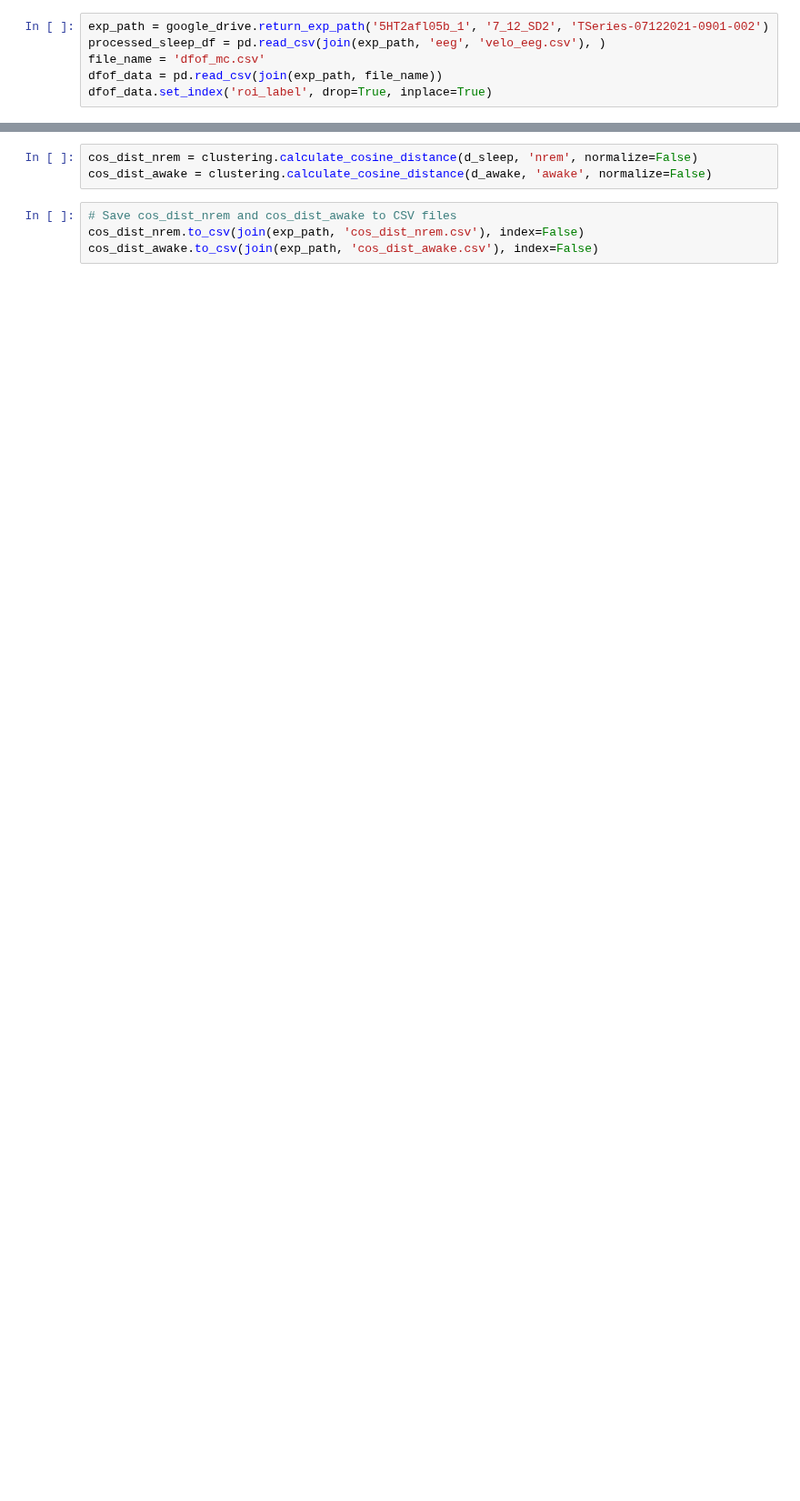
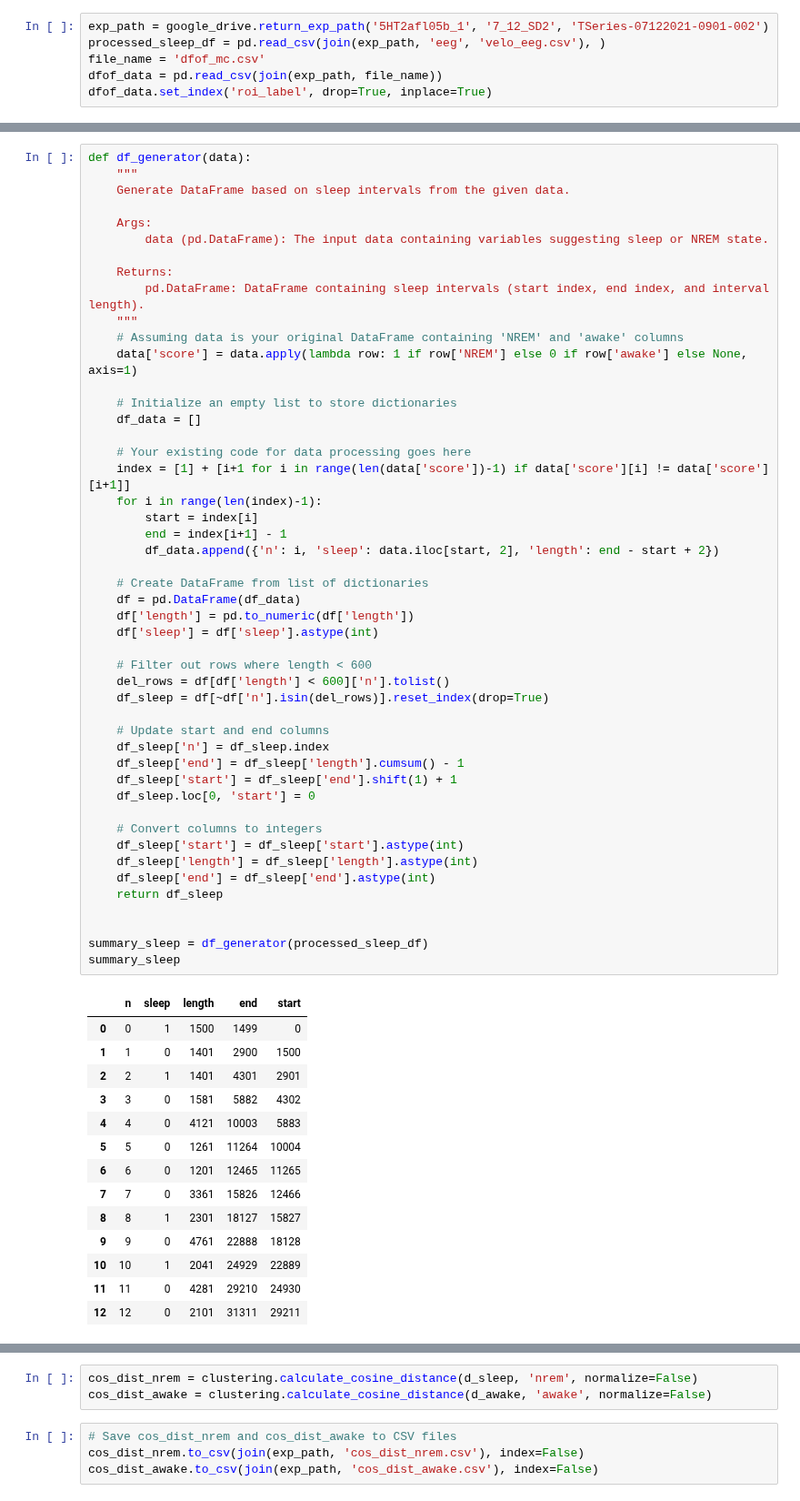
Before and after one commit to JessicaYoujiaLi/sleep, a Jupyter notebook: notebooks/clustering/clustering_plot.ipynb, the cells around one changed output, grey strips where cells are left out. Shown at 91% size. Saved outputs shown, nothing was run; the diff lists cells and outputs as text; blank space fills up the shorter version.

```diff
--- a/notebooks/clustering/clustering_plot.ipynb
+++ b/notebooks/clustering/clustering_plot.ipynb
@@ -49,5 +49,68 @@ processed_sleep_df = pd.read_csv(join(exp_path, 'eeg', 'velo_eeg.csv'), )
 file_name = 'dfof.csv'
 dfof_data = pd.read_csv(join(exp_path, file_name))
 dfof_data.set_index('roi_label', drop=True, inplace=True)
+# %%
+def df_generator(data):
+    """
+    Generate DataFrame based on sleep intervals from the given data.
+
+    Args:
+        data (pd.DataFrame): The input data containing variables suggesting sleep or NREM state.
+
+    Returns:
+        pd.DataFrame: DataFrame containing sleep intervals (start index, end index, and interval length).
+    """
+    # Assuming data is your original DataFrame containing 'NREM' and 'awake' columns
+    data['score'] = data.apply(lambda row: 1 if row['NREM'] else 0 if row['awake'] else None, axis=1)
+
+    # Initialize an empty list to store dictionaries
+    df_data = []
+
+    # Your existing code for data processing goes here
+    index = [1] + [i+1 for i in range(len(data['score'])-1) if data['score'][i] != data['score'][i+1]]
+    for i in range(len(index)-1):
+        start = index[i]
+        end = index[i+1] - 1
+        df_data.append({'n': i, 'sleep': data.iloc[start, 2], 'length': end - start + 2})
+
+    # Create DataFrame from list of dictionaries
+    df = pd.DataFrame(df_data)
+    df['length'] = pd.to_numeric(df['length'])
+    df['sleep'] = df['sleep'].astype(int)
+
+    # Filter out rows where length < 600
+    del_rows = df[df['length'] < 600]['n'].tolist()
+    df_sleep = df[~df['n'].isin(del_rows)].reset_index(drop=True)
+
+    # Update start and end columns
+    df_sleep['n'] = df_sleep.index
+    df_sleep['end'] = df_sleep['length'].cumsum() - 1
+    df_sleep['start'] = df_sleep['end'].shift(1) + 1
+    df_sleep.loc[0, 'start'] = 0
+
+    # Convert columns to integers
+    df_sleep['start'] = df_sleep['start'].astype(int)
+    df_sleep['length'] = df_sleep['length'].astype(int)
+    df_sleep['end'] = df_sleep['end'].astype(int)
+    return df_sleep
+
+
+summary_sleep = df_generator(processed_sleep_df)
+summary_sleep
+# %% [output]
+|  | n | sleep | length | end | start |
+| 0 | 0 | 1 | 1500 | 1499 | 0 |
+| 1 | 1 | 0 | 1401 | 2900 | 1500 |
+| 2 | 2 | 1 | 1401 | 4301 | 2901 |
+| 3 | 3 | 0 | 1581 | 5882 | 4302 |
+| 4 | 4 | 0 | 4121 | 10003 | 5883 |
+| 5 | 5 | 0 | 1261 | 11264 | 10004 |
+| 6 | 6 | 0 | 1201 | 12465 | 11265 |
+| 7 | 7 | 0 | 3361 | 15826 | 12466 |
+| 8 | 8 | 1 | 2301 | 18127 | 15827 |
+| 9 | 9 | 0 | 4761 | 22888 | 18128 |
+| 10 | 10 | 1 | 2041 | 24929 | 22889 |
+| 11 | 11 | 0 | 4281 | 29210 | 24930 |
+| 12 | 12 | 0 | 2101 | 31311 | 29211 |
 # %%
 summary_sleep = clustering.df_generator(processed_sleep_df)
```
Also changed, not shown: parts of 8 cells of this notebook.
